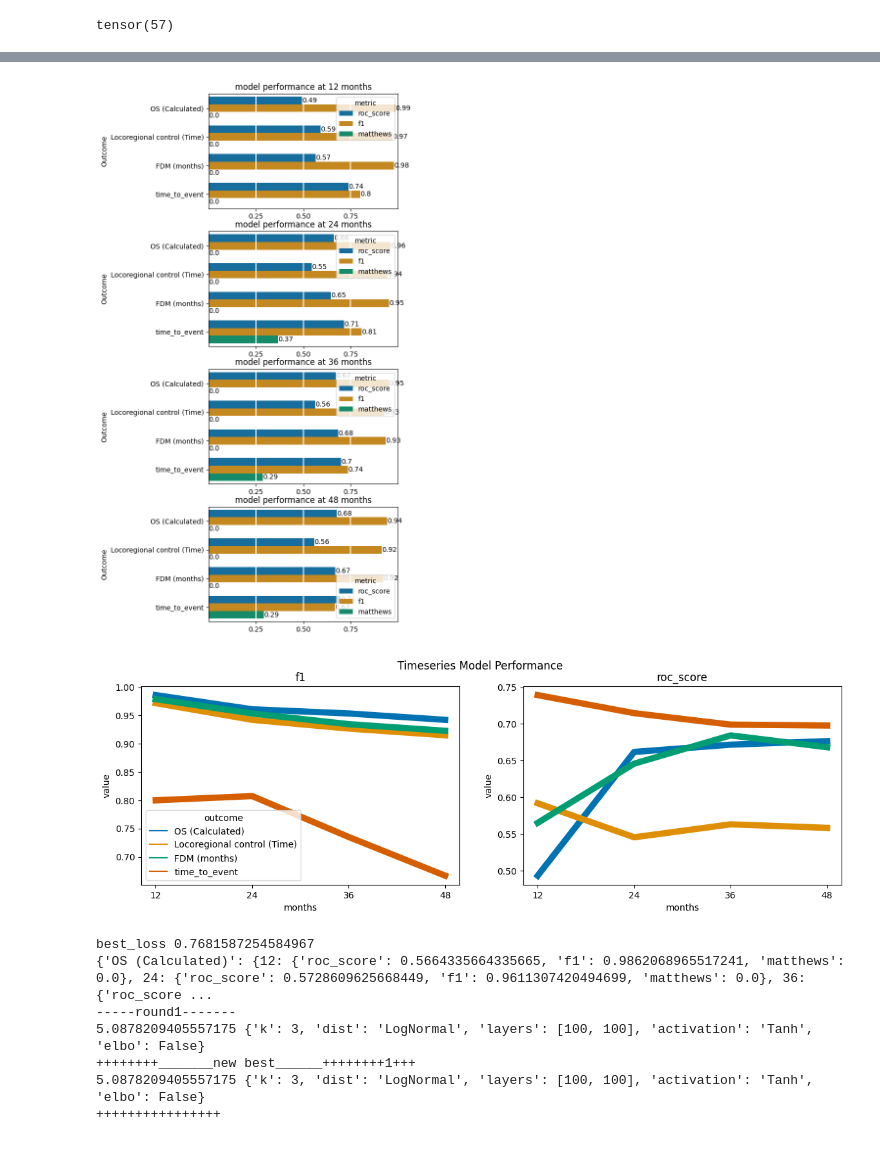
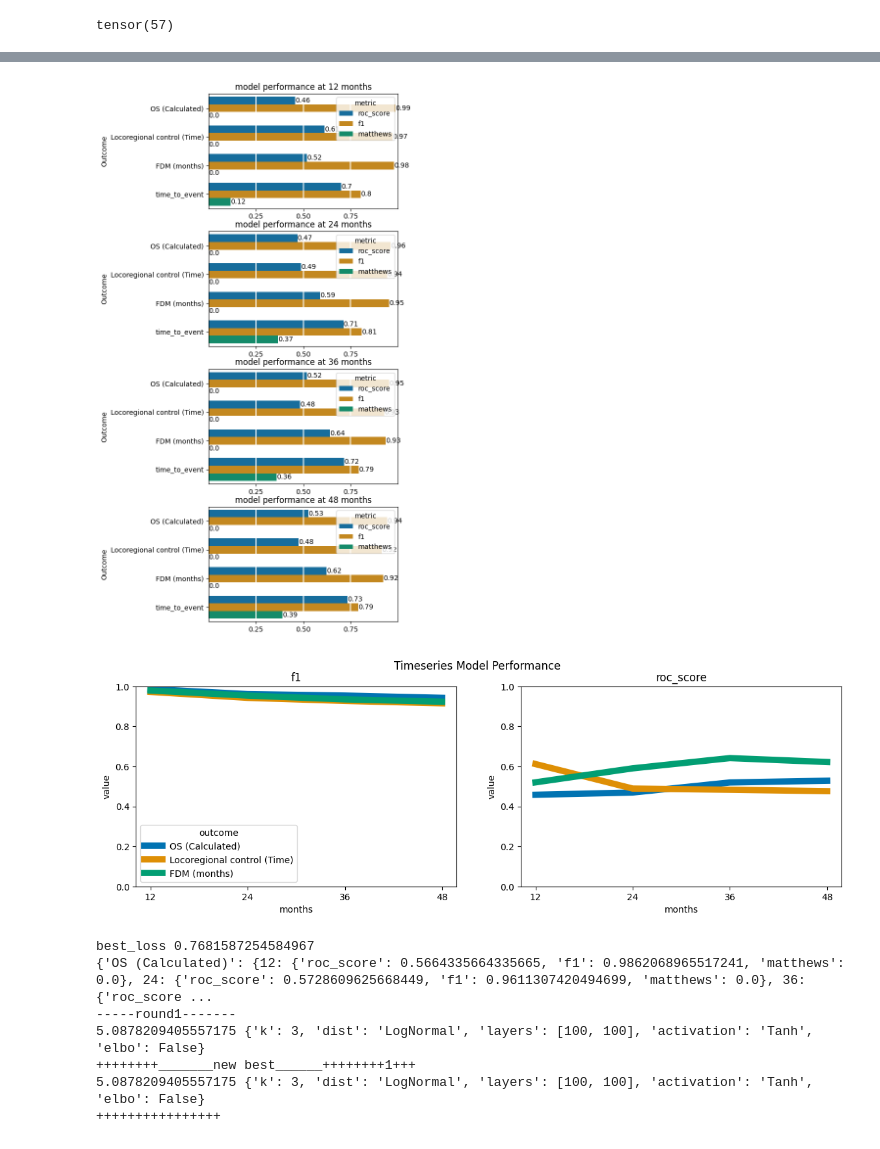
Before and after one commit to uic-evl/DigitalTwinVis, a Jupyter notebook: python/TimeseriesOutcomes.ipynb, the cells around one changed output, grey strips where cells are left out. Cells and saved outputs as stored; diff of their text form; code cells hidden in the pictures.

```diff
--- a/python/TimeseriesOutcomes.ipynb
+++ b/python/TimeseriesOutcomes.ipynb
@@ -111,6 +113,6 @@ for i,ii,iii in zip(test['predictions'][0],test['5%'][0],test['95%'][0]):
 # test, loss, metrics = train_dsm(data,k=10,dist="Weibull")
 # test.time_to_event(xtr)
 # %%
-test2, loss2, metrics2 = train_dsm(data,k=3,dist="LogNormal",layers=[100],elbo=False,activation='Tanh')
+test2, loss2, metrics2 = train_dsm(data,k=6,dist="LogNormal",layers=[100],elbo=False,activation='Tanh',input_dropout=.1)
 # test2.time_to_event(xtr)
 # %% [output]
@@ -186,32 +186,35 @@ def plot_timeseries_outcomes_alt(df):
                 ax.text(x,y,str(value),verticalalignment='center')
 plot_timeseries_outcomes_alt(m2_df)
 # %% [output]
-[figure, old version]
+[figure, new version]
 # %%
 def plot_timeseries_outcomes(df):
+    df = df.copy()
+    df = df[df.outcome != 'time_to_event']
     metrics = df.metric.unique()
     metrics =[m for m in metrics if m != 'matthews']
     fig,axes = plt.subplots(1,len(metrics),figsize=(14,4))
     for i,metric in enumerate(sorted(metrics)):
         ax = axes[i]
         subdf = df[df.metric == metric]
         sns.lineplot(
             data=subdf,
             hue='outcome',
             y='value',
             x='months',
             ax=ax,
             palette='colorblind',
             linewidth=7,
             legend='brief' if i == 0 else False,
         )
         ax.set_title(metric)
         ax.set_xticks([12,24,36,48])
+        ax.set_ylim(0,1)
     fig.suptitle('Timeseries Model Performance')
 
 plot_timeseries_outcomes(m2_df)
 # %% [output]
-[figure, old version]
+[figure, new version]
 # %%
 #model gridsearch
 from DeepSurvivalModels import *
```
Also changed, not shown: parts of 7 cells of this notebook, 12 other files.
